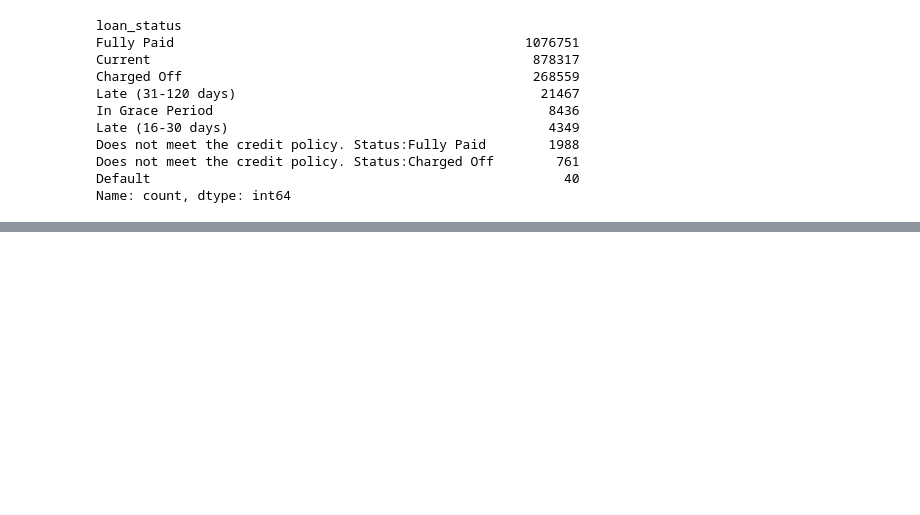
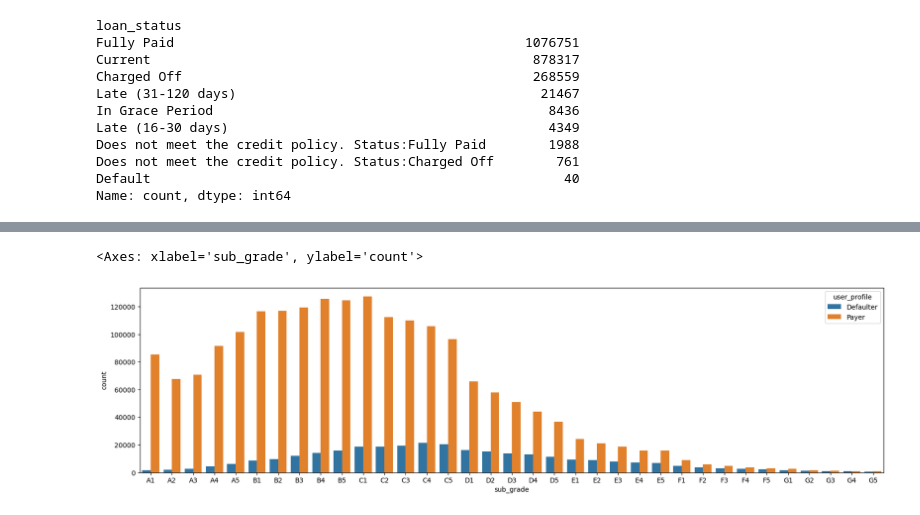
Before and after one commit to Kritika-19/loan-lending, a Jupyter notebook: notebooks/eda.ipynb, the cells around one changed output, grey strips where cells are left out. Saved outputs shown, nothing was run; the diff lists cells and outputs as text; code cells hidden in the pictures; blank space fills up the shorter version.

```diff
--- a/notebooks/eda.ipynb
+++ b/notebooks/eda.ipynb
@@ -63,0 +219,7 @@ print("Path to dataset files:", path)
+# %%
+fig, axes = plt.subplots(1, 1, figsize=(20, 5))
+# Plot a count plot for sub grade
+sns.countplot(df.sort_values(["sub_grade", "user_profile"]), x="sub_grade", hue="user_profile")
+# %% [output]
+<Axes: xlabel='sub_grade', ylabel='count'>
+[figure, added]
```
Also changed, not shown: parts of 26 cells of this notebook, 1 other file.
